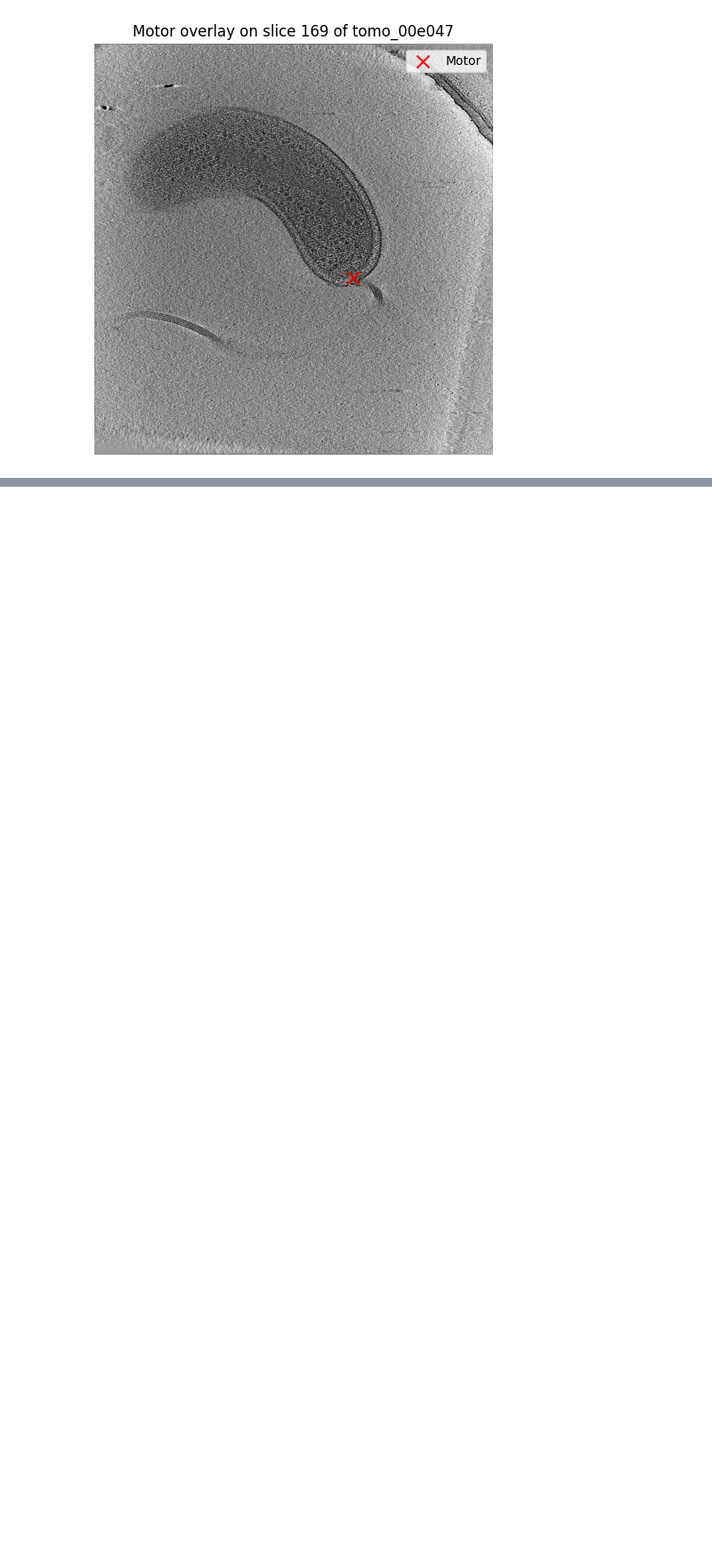
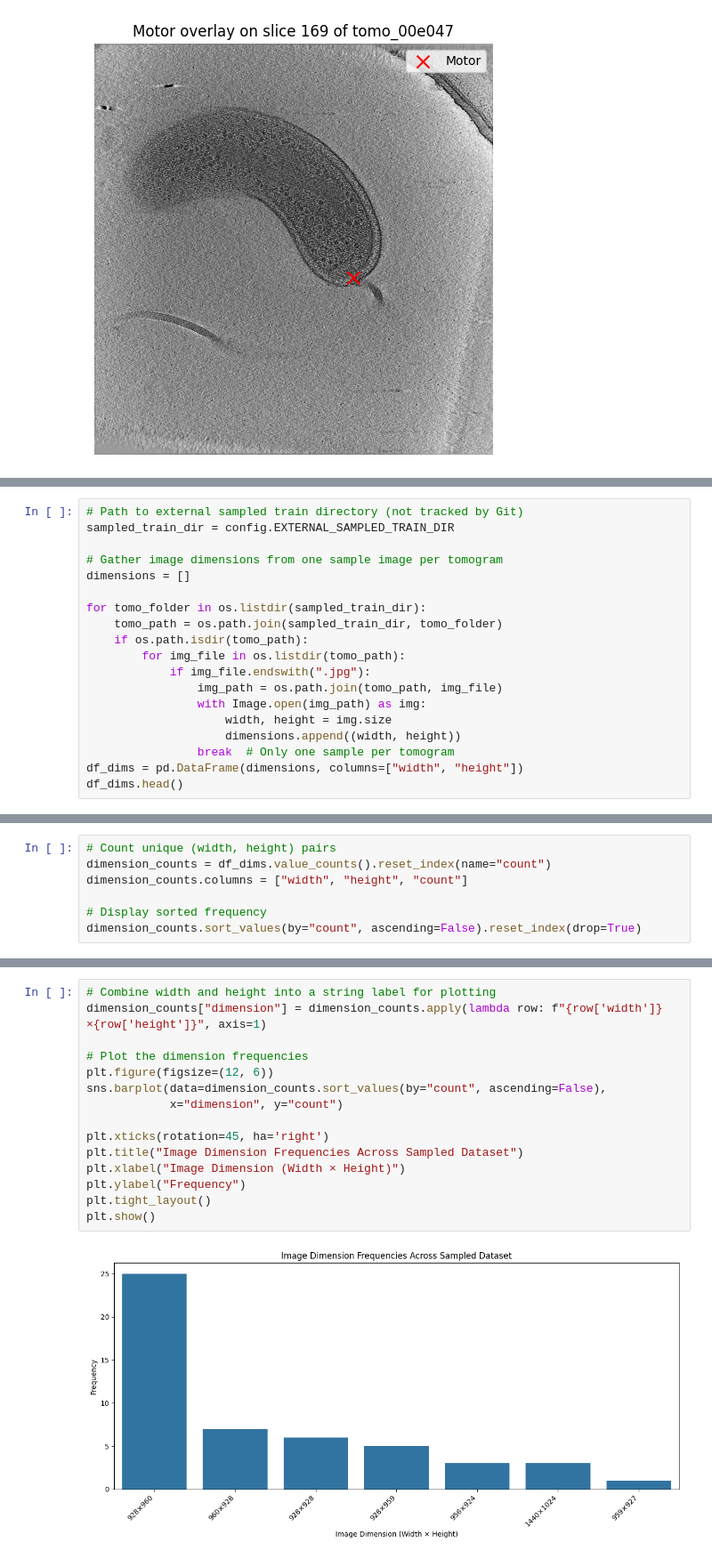
Before and after one commit to RamyBoulos/BYU_Locating_Bacterial_Flagellar_Motors_2025, a Jupyter notebook: notebooks/EDA.ipynb, the cells around one changed output, grey strips where cells are left out. Shown at 89% size. Saved outputs shown, nothing was run; the diff lists cells and outputs as text; blank space fills up the shorter version.

```diff
--- a/notebooks/EDA.ipynb
+++ b/notebooks/EDA.ipynb
@@ -307,0 +315,19 @@ plt.show()
+# %%
+# Path to external sampled train directory (not tracked by Git)
+sampled_train_dir = config.EXTERNAL_SAMPLED_TRAIN_DIR
+
+# Gather image dimensions from one sample image per tomogram
+dimensions = []
+
+for tomo_folder in os.listdir(sampled_train_dir):
+    tomo_path = os.path.join(sampled_train_dir, tomo_folder)
+    if os.path.isdir(tomo_path):
+        for img_file in os.listdir(tomo_path):
+            if img_file.endswith(".jpg"):
+                img_path = os.path.join(tomo_path, img_file)
+                with Image.open(img_path) as img:
+                    width, height = img.size
+                    dimensions.append((width, height))
+                break  # Only one sample per tomogram
+df_dims = pd.DataFrame(dimensions, columns=["width", "height"])
+df_dims.head()
@@ -307,0 +345,7 @@ plt.show()
+# %%
+# Count unique (width, height) pairs
+dimension_counts = df_dims.value_counts().reset_index(name="count")
+dimension_counts.columns = ["width", "height", "count"]
+
+# Display sorted frequency
+dimension_counts.sort_values(by="count", ascending=False).reset_index(drop=True)
@@ -307,0 +369,17 @@ plt.show()
+# %%
+# Combine width and height into a string label for plotting
+dimension_counts["dimension"] = dimension_counts.apply(lambda row: f"{row['width']}×{row['height']}", axis=1)
+
+# Plot the dimension frequencies
+plt.figure(figsize=(12, 6))
+sns.barplot(data=dimension_counts.sort_values(by="count", ascending=False),
+            x="dimension", y="count")
+
+plt.xticks(rotation=45, ha='right')
+plt.title("Image Dimension Frequencies Across Sampled Dataset")
+plt.xlabel("Image Dimension (Width × Height)")
+plt.ylabel("Frequency")
+plt.tight_layout()
+plt.show()
+# %% [output]
+[figure, added]
```
Also changed, not shown: parts of 26 cells of this notebook.
